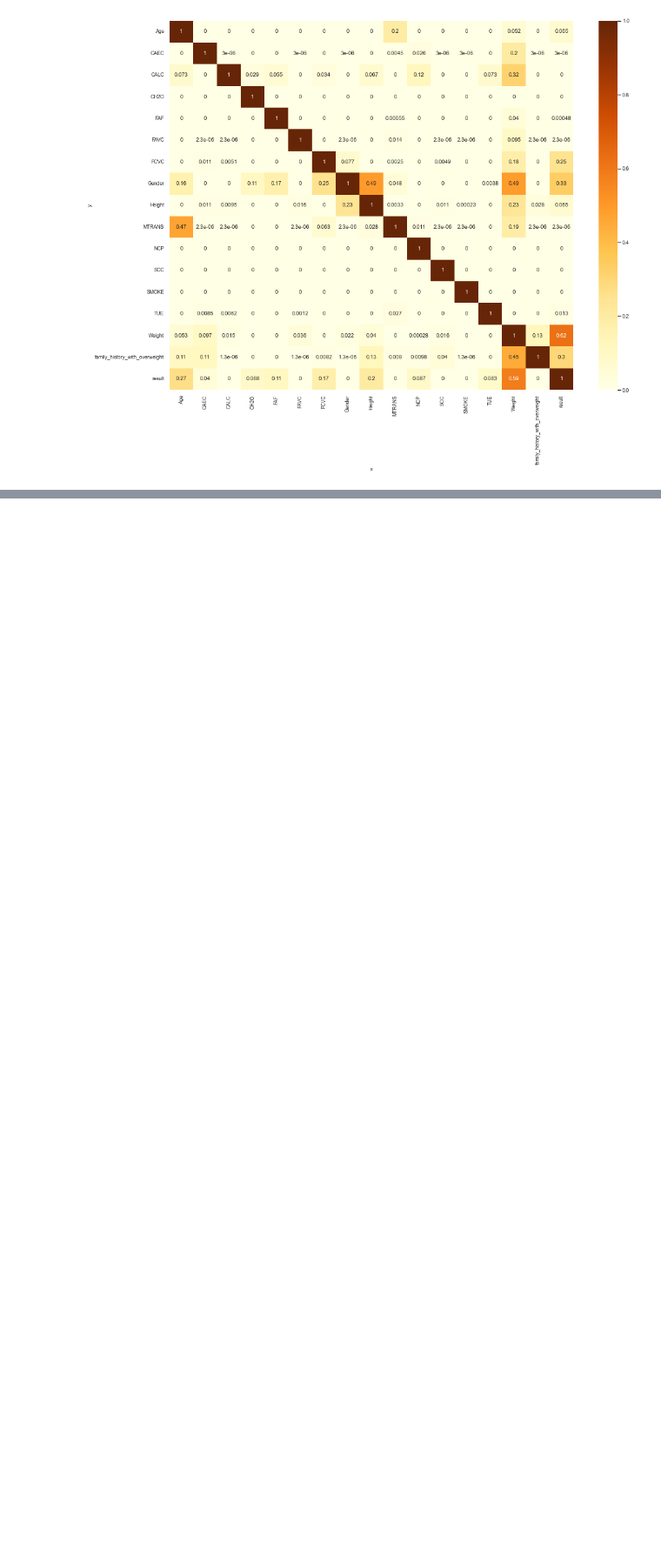
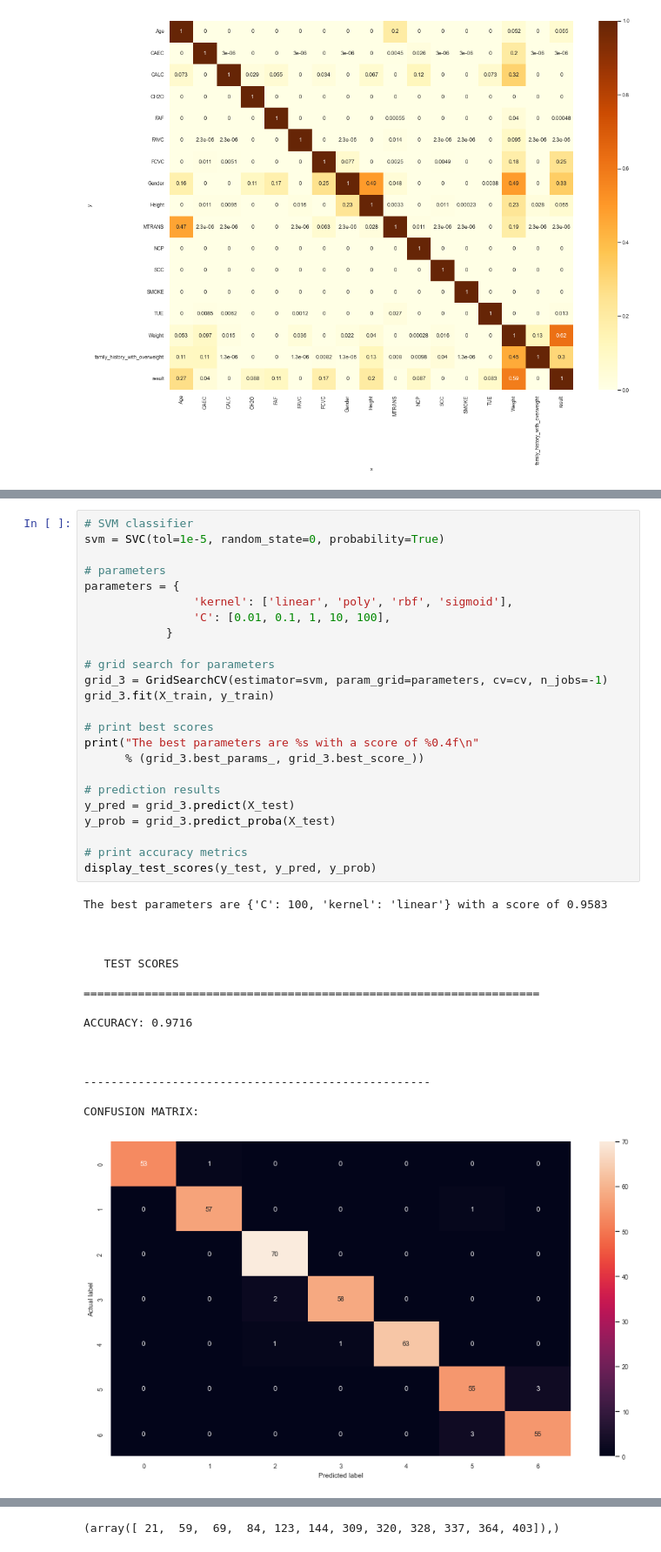
Before and after one commit to SanketAgwl/Obesity-Prediction-Data-Science, a Jupyter notebook: project.ipynb, the cells around one changed output, grey strips where cells are left out. Shown at 87% size. Drawn from its saved outputs; the diff is of its cells as text; blank space fills up the shorter version.

```diff
--- a/project.ipynb
+++ b/project.ipynb
@@ -637,0 +869,41 @@ def display_test_scores(test, pred, prob, mapping):
+# %%
+# SVM classifier
+svm = SVC(tol=1e-5, random_state=0, probability=True)
+
+# parameters
+parameters = {
+                'kernel': ['linear', 'poly', 'rbf', 'sigmoid'],
+                'C': [0.01, 0.1, 1, 10, 100],
+            }
+
+# grid search for parameters
+grid_3 = GridSearchCV(estimator=svm, param_grid=parameters, cv=cv, n_jobs=-1)
+grid_3.fit(X_train, y_train)
+
+# print best scores
+print("The best parameters are %s with a score of %0.4f\n"
+      % (grid_3.best_params_, grid_3.best_score_))
+
+# prediction results
+y_pred = grid_3.predict(X_test)
+y_prob = grid_3.predict_proba(X_test)
+
+# print accuracy metrics
+display_test_scores(y_test, y_pred, y_prob)
+# %% [output]
+The best parameters are {'C': 100, 'kernel': 'linear'} with a score of 0.9583
+
+
+
+   TEST SCORES
+
+===================================================================
+
+ACCURACY: 0.9716
+
+
+
+---------------------------------------------------
+
+CONFUSION MATRIX:
+[figure, added]
@@ -637,0 +948 @@ def display_test_scores(test, pred, prob, mapping):
+(array([ 21,  59,  69,  84, 123, 144, 309, 320, 328, 337, 364, 403]),)
```
Also changed, not shown: parts of 50 cells of this notebook.
